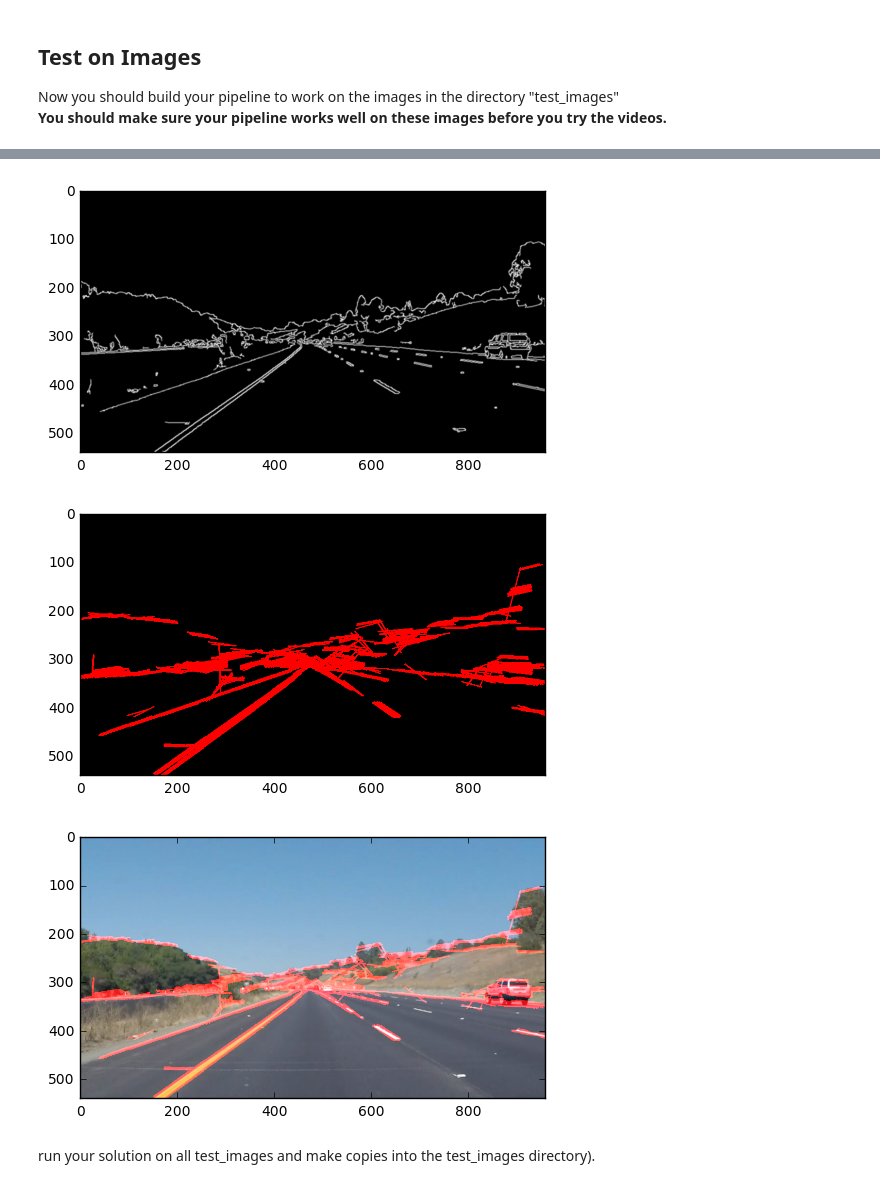
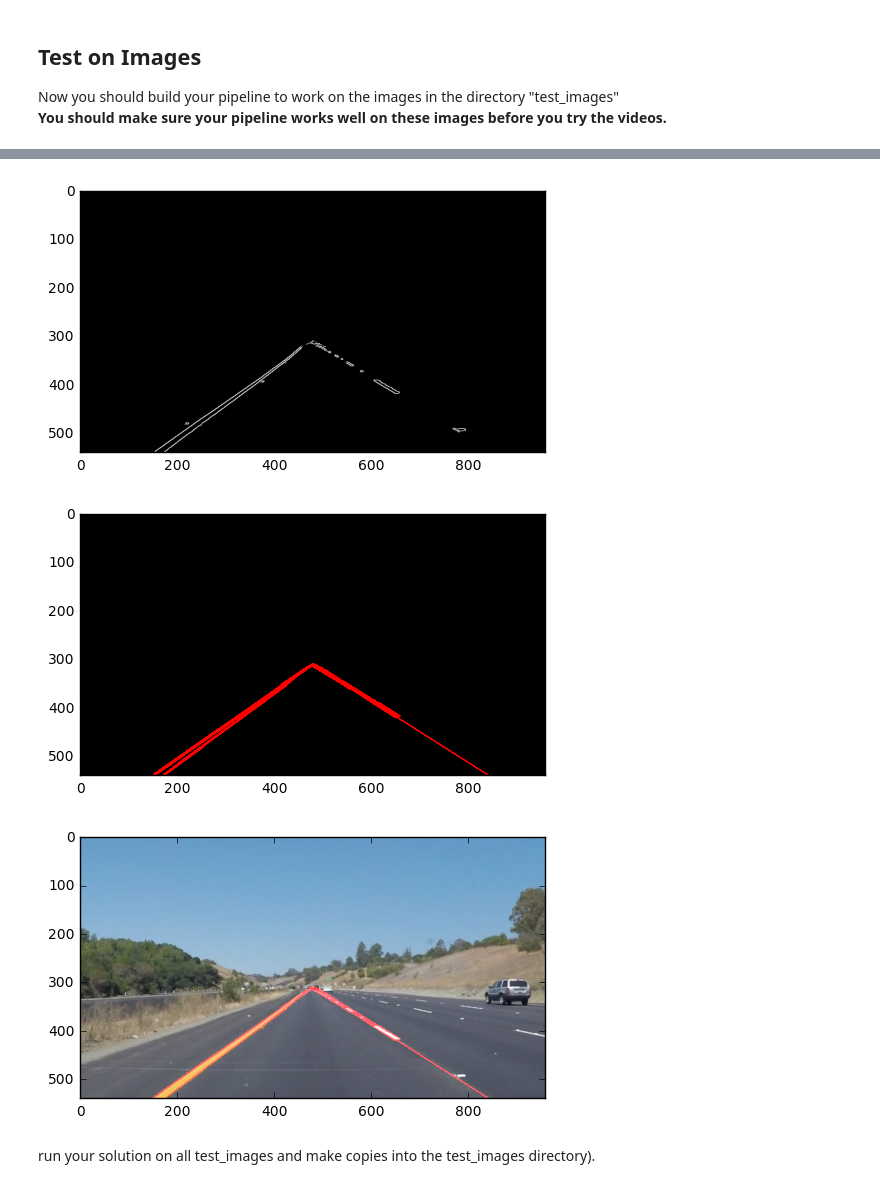
Before and after one commit to JamesLuoau/CarND-LaneLines-P1, a Jupyter notebook: P1.ipynb, the cells around one changed output, grey strips where cells are left out. Saved outputs shown, nothing was run; the diff lists cells and outputs as text; code cells hidden in the pictures.

Commit message:
line extended!

```diff
--- a/P1.ipynb
+++ b/P1.ipynb
@@ -104,7 +208,6 @@ def region_of_interest(img, vertices):
     masked_image = cv2.bitwise_and(img, mask)
     return masked_image
 
-
 def draw_lines(img, lines, color=[255, 0, 0], thickness=2):
     """
     NOTE: this is the function you might want to use as a starting point once you want to
@@ -123,8 +226,17 @@ def draw_lines(img, lines, color=[255, 0, 0], thickness=2):
     this function with the weighted_img() function below
     """
     for line in lines:
-        for x1,y1,x2,y2 in line:
+        print(line)
+        for x1, y1, x2, y2 in line:
             cv2.line(img, (x1, y1), (x2, y2), color, thickness)
+
+    print(img.shape)
+    # We remove the middle 1 dimision as it not needed
+    lines = lines[:, 0, :]
+    heigh = img.shape[1]
+    for extendLine in average_slope_for_left_right_line(heigh, lines):
+        lineToDraw = extendLine.line()
+        cv2.line(img, (lineToDraw[0][0], lineToDraw[0][1]), (lineToDraw[1][0], lineToDraw[1][1]), color, 5)
 
 def hough_lines(img, rho, theta, threshold, min_line_len, max_line_gap):
     """
@@ -161,28 +273,29 @@ Now you should build your pipeline to work on the images in the directory "test_
 import os
 files = os.listdir("test_images/")
 
-def processOneImage(file):
+def showIntermediateImage(image, cmap=None):
+  plt.figure()
+  plt.imshow(image, cmap)
+
+def processOneImage(image):
   """
-  Process one image
-  Original -> grayscale -> gaussian_blur ->
+  Process one image, showIntermediateImage here to help us optimise the parameters
+  Original -> grayscale -> gaussian_blur -> hough lines -> stack with original image -> return
   """
-  print(file)
-  image = mpimg.imread(file)
-  print('This image is:', type(image), 'with dimesions:', image.shape)
-  plt.figure()
-  plt.imshow(image)  #call as plt.imshow(gray, cmap='gray') to show a grayscaled image
+  x = image.shape[0]
+  y = image.shape[1]
+  showIntermediateImage(image)
   grayImage = grayscale(image)
-  edgedImage = gaussian_blur(canny(grayImage, 50, 160), 3)
-  plt.figure()
-  plt.imshow(edgedImage, cmap='gray')
-  houghLinesImage = hough_lines(edgedImage, 1, np.pi/180, 15, 40, 10)
-  plt.figure()
-  plt.imshow(houghLinesImage, cmap='gray')
+  regionVertices = np.array([[(0,x),(y/2, x/2+40), (y/2, x/2+40), (y,x)]], dtype=np.int32)
+  edgedImage = region_of_interest(gaussian_blur(canny(grayImage, 80, 160), 3), regionVertices)
+  showIntermediateImage(edgedImage, cmap='gray')
+  houghLinesImage = hough_lines(edgedImage, rho=1, theta=np.pi/180, threshold=15, min_line_len=40, max_line_gap=30)
+  showIntermediateImage(houghLinesImage, cmap='gray')
   finalCombinedImage = weighted_img(image, houghLinesImage)
-  plt.figure()
-  plt.imshow(finalCombinedImage)
+  showIntermediateImage(finalCombinedImage)
 
-processOneImage("test_images/solidYellowCurve.jpg")
+
+processOneImage(mpimg.imread("test_images/solidYellowCurve.jpg"))
 #for file in files:
 #  processOneImage("test_images/" + file)
 # %% [output]
@@ -191,7 +319,7 @@ This image is: <class 'numpy.ndarray'> with dimesions: (540, 960, 3)
 [figure]
-[figure, old version]
+[figure, new version]
-[figure, old version]
+[figure, new version]
-[figure, old version]
+[figure, new version]
 # %% [markdown]
 run your solution on all test_images and make copies into the test_images directory).
 # %% [markdown]
```
Also changed, not shown: parts of 9 cells of this notebook.
